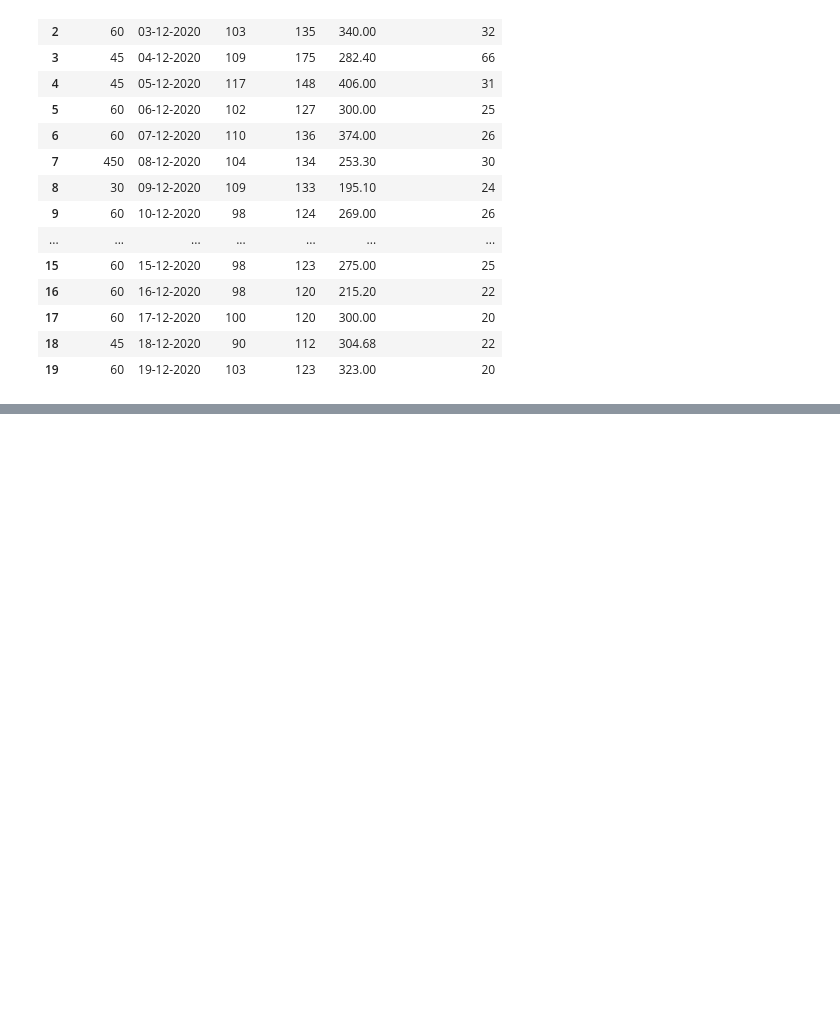
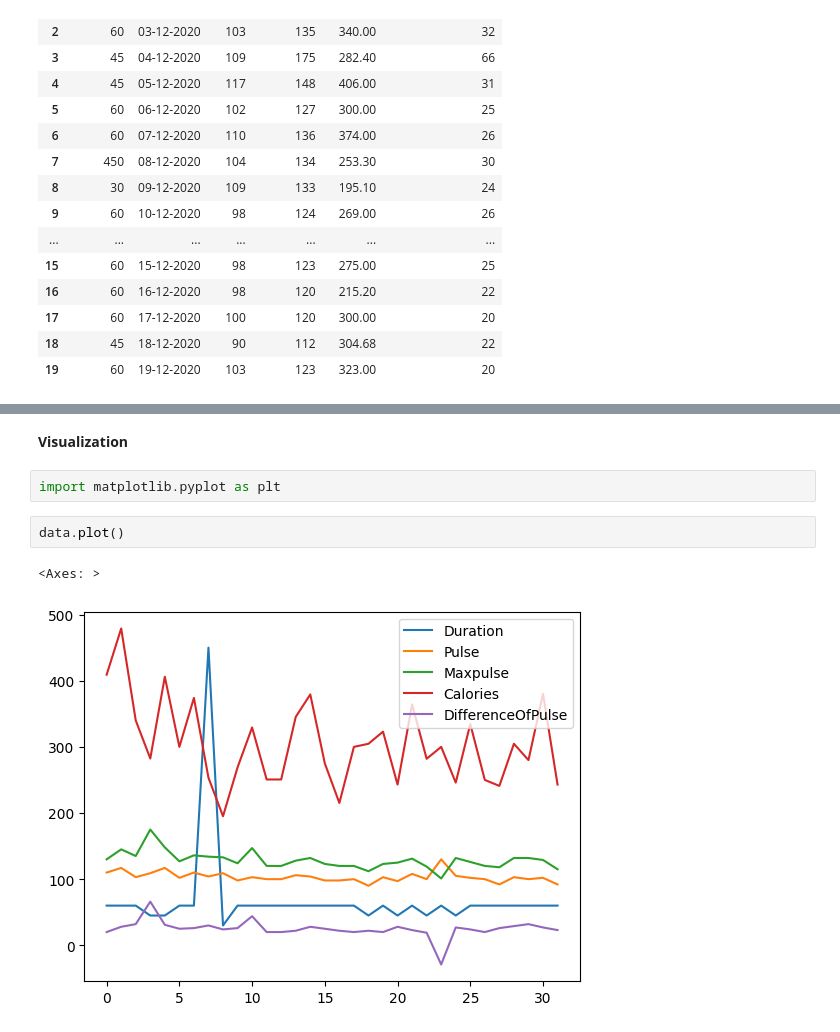
Before and after one commit to safakan/CCTB_repo_safak_atakan_celik, a Jupyter notebook: DEA113/EDA.ipynb, the cells around one changed output, grey strips where cells are left out. Drawn from its saved outputs; the diff is of its cells as text; blank space fills up the shorter version.

```diff
--- a/DEA113/EDA.ipynb
+++ b/DEA113/EDA.ipynb
@@ -212,0 +261,9 @@ dtype: int64
+# %% [markdown]
+**Visualization**
+# %%
+import matplotlib.pyplot as plt
+# %%
+data.plot()
+# %% [output]
+<Axes: >
+[figure, added]
```
Also changed, not shown: parts of 14 cells of this notebook.
